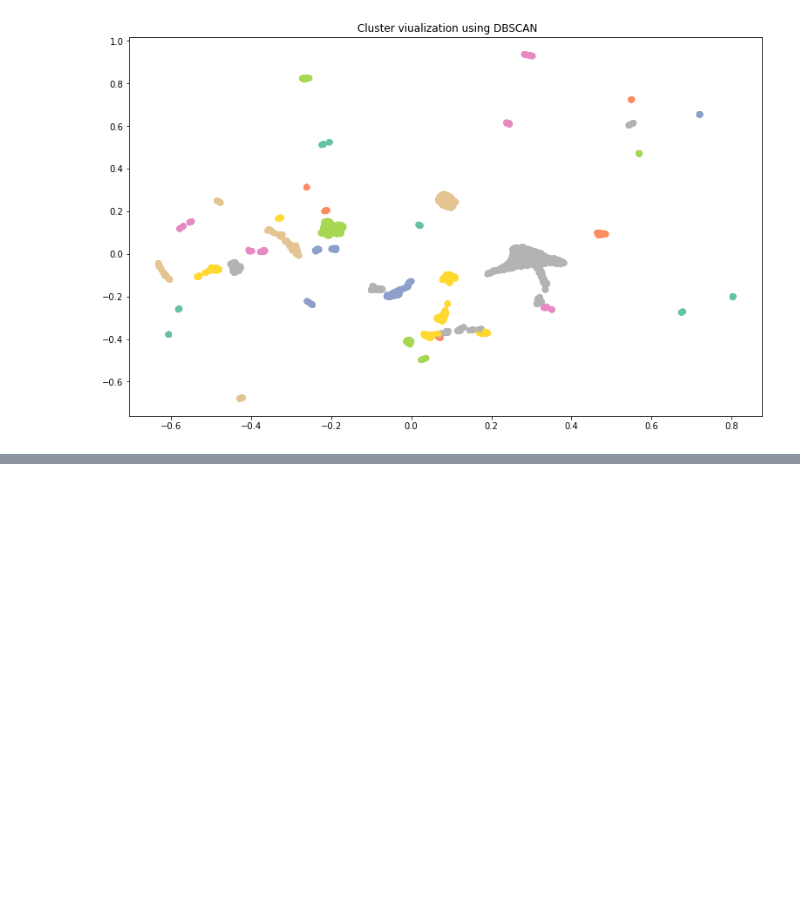
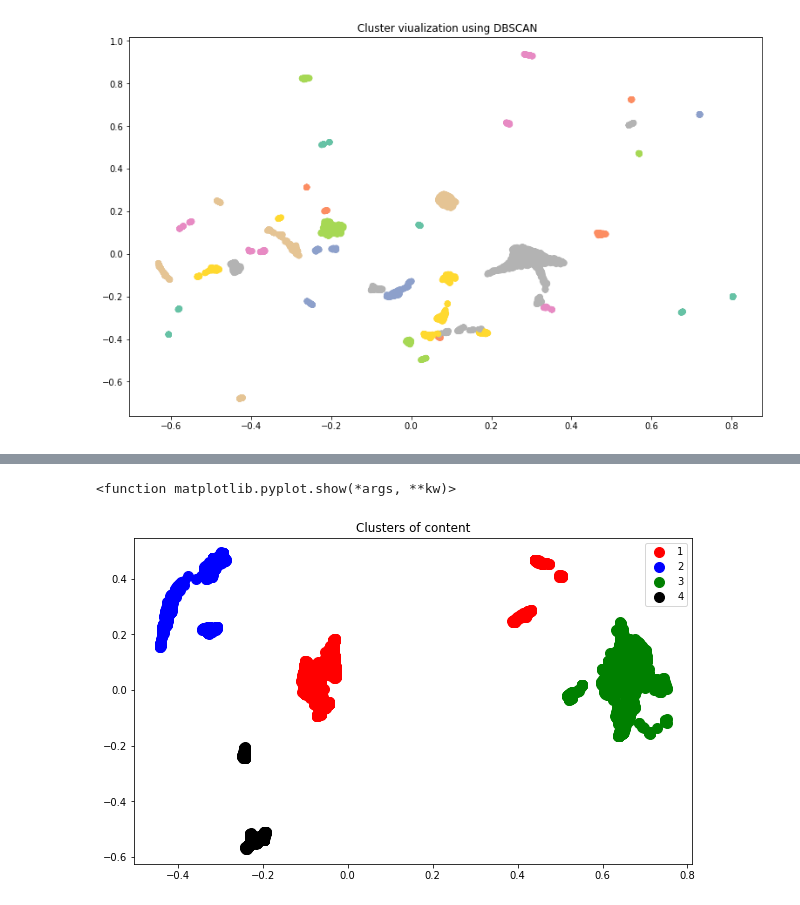
Before and after one commit to rubeshajith/NETFLIX-MOVIES-AND-TV-SHOWS-CLUSTERING, a Jupyter notebook: NETFLIX_MOVIES_AND_TV_SHOWS_CLUSTERING.ipynb, the cells around one changed output, grey strips where cells are left out. Saved outputs shown, nothing was run; the diff lists cells and outputs as text; code cells hidden in the pictures; blank space fills up the shorter version.

```diff
--- a/NETFLIX_MOVIES_AND_TV_SHOWS_CLUSTERING.ipynb
+++ b/NETFLIX_MOVIES_AND_TV_SHOWS_CLUSTERING.ipynb
@@ -1938,0 +2082,5 @@ label
+# %%
+# Let's  import AgglomerativeClustering
+from sklearn.cluster import AgglomerativeClustering
+hc = AgglomerativeClustering(n_clusters = 4, affinity = 'euclidean', linkage = 'ward')
+y_hc = hc.fit_predict(X1)
@@ -1939,3 +2091,19 @@ label
+# %%
+# Visualizing the clusters (three dimensions only)
+plt.figure(figsize=(10,6))
+
+plt.scatter(X1[y_hc == 0, 0], X1[y_hc == 0, 1], s = 100, c = 'red', label = '1')
+plt.scatter(X1[y_hc == 1, 0], X1[y_hc == 1, 1], s = 100, c = 'blue', label = '2')
+plt.scatter(X1[y_hc == 2, 0], X1[y_hc == 2, 1], s = 100, c = 'green', label = '3')
+plt.scatter(X1[y_hc == 3, 0], X1[y_hc == 3, 1], s = 100, c = 'black', label = '4')
+
+plt.title('Clusters of content')
+
+plt.legend()
+plt.show
+# %% [output]
+<function matplotlib.pyplot.show(*args, **kw)>
+[figure, added]
 # %%
 X_transformed.shape
 # %%
```
Also changed, not shown: parts of 32 cells of this notebook.
